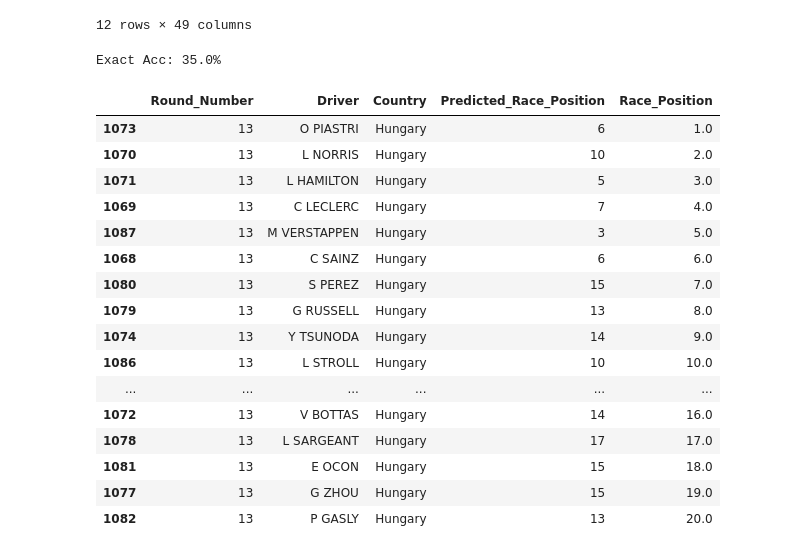
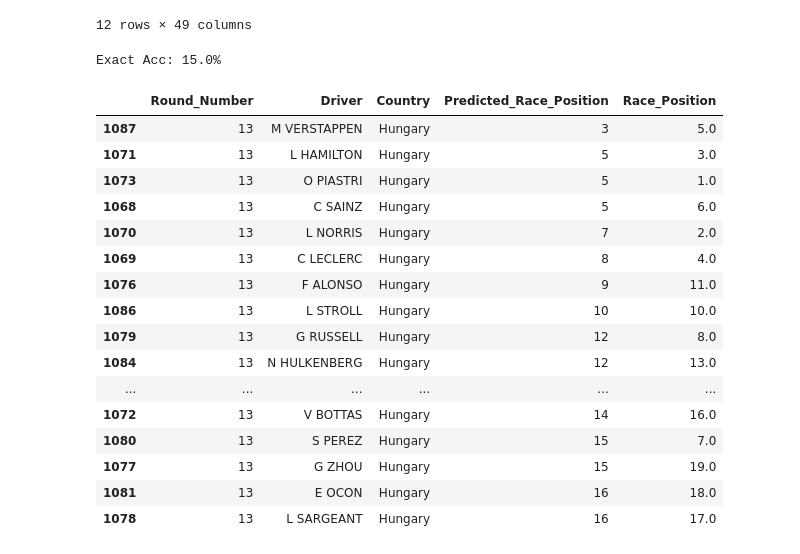
Before and after one commit to rohank36/f1, a Jupyter notebook: baseline.ipynb, the cells around one changed output. Saved outputs shown, nothing was run; the diff lists cells and outputs as text; code cells hidden in the pictures.

```diff
--- a/baseline.ipynb
+++ b/baseline.ipynb
@@ -237,3 +215,14 @@ data["Race_Position"].value_counts()
  20.0    70
 -1.0      2
 Name: Race_Position, dtype: int64
+# %%
+data = data.sort_values(['Year','Round_Number','BroadcastName'])
+# %%
+# plot all race positions
+
+plt.figure(figsize=(20,10))
+y = data["Race_Position"]
+x = [i for i in range(1,len(y)+1,1)]
+plt.plot(x,y,linewidth=0.5,label="Race Positions")
+plt.legend()
+plt.show()
@@ -511,4 +541,27 @@ best_n_estimators
 # %%
 # train model
-rf = RandomForestRegressor(n_estimators=best_n_estimators)
+
+rf = RandomForestRegressor(n_estimators=best_n_estimators, max_features=None)
+#rf = RandomForestRegressor(n_estimators=1000, max_features=None,n_jobs=-1)
 rf.fit(x_trn,y_trn)
+
+
+rf_y_pred = rf.predict(x_trn)
+
+from sklearn.linear_model import LinearRegression
+
+residuals = y_trn - rf_y_pred
+X_stack = rf_y_pred.reshape(-1, 1)
+
+visual_df = pd.DataFrame({
+    "pred":     rf_y_pred,
+    "actual":   y_trn,
+    "residual": residuals
+})
+
+lr = LinearRegression()
+lr.fit(X_stack,residuals)
+
+residual_pred = lr.predict(X_stack)
+final_pred = rf_y_pred_rounded + residual_pred
+final_pred_int  = np.rint(final_pred).astype(int)
@@ -622,29 +680,29 @@ val_copy.loc[val_copy["Driver"]=='M VERSTAPPEN',:]
 # %%
 # look at your predictions for 2024 race round_number in val set vs predicted race position
 round_number = 13
 cols_to_be_included = ["Round_Number","Driver","Country","Predicted_Race_Position","Race_Position"]
 acc = (val_copy[val_copy["Round_Number"] == round_number]["Race_Position"] == val_copy[val_copy["Round_Number"] == round_number]["Predicted_Race_Position"]).mean() * 100
 print(f"Exact Acc: {acc}%")
-val_copy.loc[val_copy["Round_Number"] == round_number,cols_to_be_included].sort_values(by='Race_Position')
+val_copy.loc[val_copy["Round_Number"] == round_number,cols_to_be_included].sort_values(by='Predicted_Race_Position')
 # %% [output]
-Exact Acc: 35.0%
+Exact Acc: 15.0%
 |  | Round_Number | Driver | Country | Predicted_Race_Position | Race_Position |
-| 1073 | 13 | O PIASTRI | Hungary | 6 | 1.0 |
-| 1070 | 13 | L NORRIS | Hungary | 10 | 2.0 |
+| 1087 | 13 | M VERSTAPPEN | Hungary | 3 | 5.0 |
 | 1071 | 13 | L HAMILTON | Hungary | 5 | 3.0 |
-| 1069 | 13 | C LECLERC | Hungary | 7 | 4.0 |
-| 1087 | 13 | M VERSTAPPEN | Hungary | 3 | 5.0 |
-| 1068 | 13 | C SAINZ | Hungary | 6 | 6.0 |
-| 1080 | 13 | S PEREZ | Hungary | 15 | 7.0 |
-| 1079 | 13 | G RUSSELL | Hungary | 13 | 8.0 |
-| 1074 | 13 | Y TSUNODA | Hungary | 14 | 9.0 |
+| 1073 | 13 | O PIASTRI | Hungary | 5 | 1.0 |
+| 1068 | 13 | C SAINZ | Hungary | 5 | 6.0 |
+| 1070 | 13 | L NORRIS | Hungary | 7 | 2.0 |
+| 1069 | 13 | C LECLERC | Hungary | 8 | 4.0 |
+| 1076 | 13 | F ALONSO | Hungary | 9 | 11.0 |
 | 1086 | 13 | L STROLL | Hungary | 10 | 10.0 |
+| 1079 | 13 | G RUSSELL | Hungary | 12 | 8.0 |
+| 1084 | 13 | N HULKENBERG | Hungary | 12 | 13.0 |
 | ... | ... | ... | ... | ... | ... |
 | 1072 | 13 | V BOTTAS | Hungary | 14 | 16.0 |
-| 1078 | 13 | L SARGEANT | Hungary | 17 | 17.0 |
-| 1081 | 13 | E OCON | Hungary | 15 | 18.0 |
+| 1080 | 13 | S PEREZ | Hungary | 15 | 7.0 |
 | 1077 | 13 | G ZHOU | Hungary | 15 | 19.0 |
-| 1082 | 13 | P GASLY | Hungary | 13 | 20.0 |
+| 1081 | 13 | E OCON | Hungary | 16 | 18.0 |
+| 1078 | 13 | L SARGEANT | Hungary | 16 | 17.0 |
 # %%
 # positions you guessed correct in round_number
 val_copy.loc[ (val_copy["Predicted_Race_Position"] == val_copy["Race_Position"]) & (val_copy["Round_Number"]==round_number) ,cols_to_be_included].sort_values(by='Race_Position')
```
Also changed, not shown: parts of 23 cells of this notebook, 2 other files.
